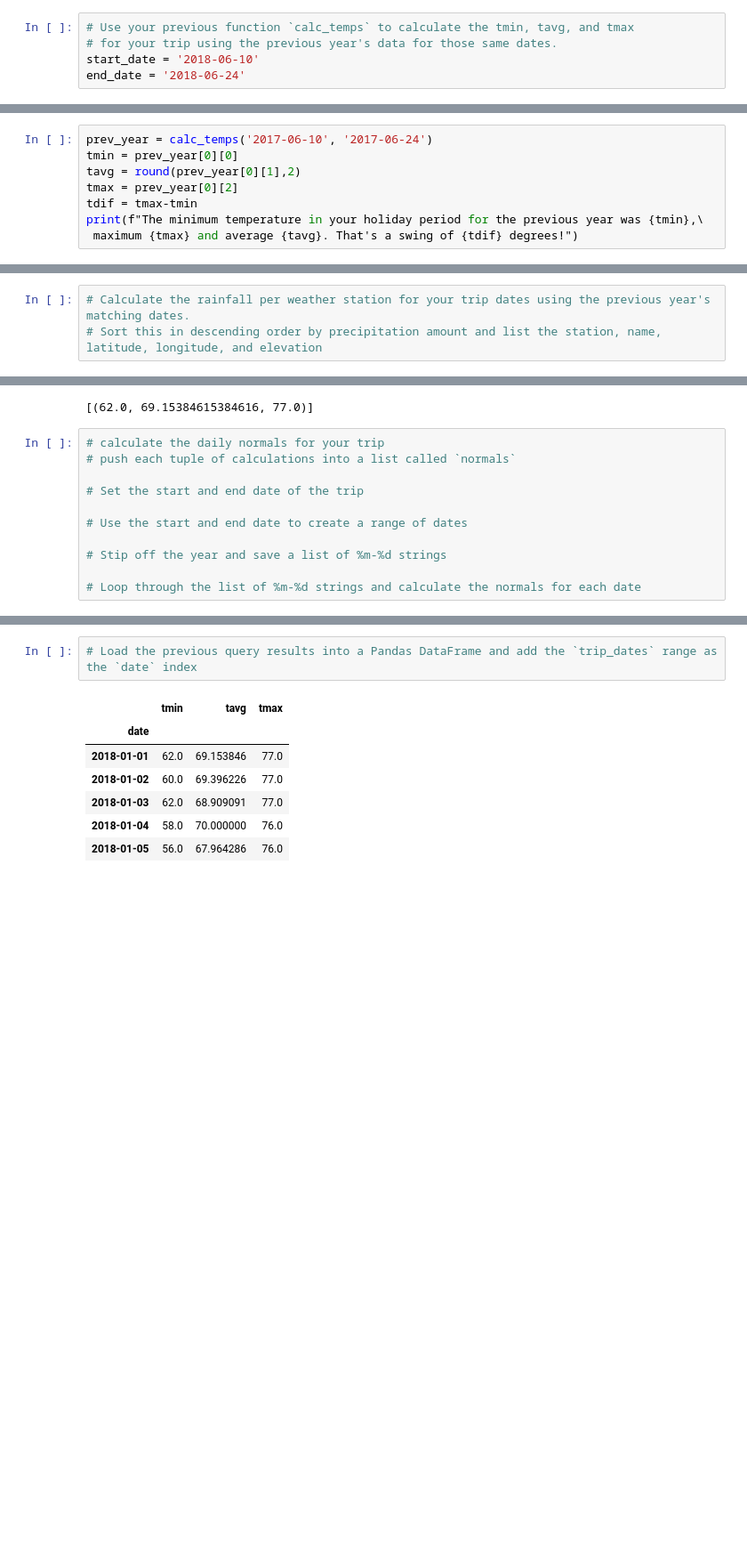
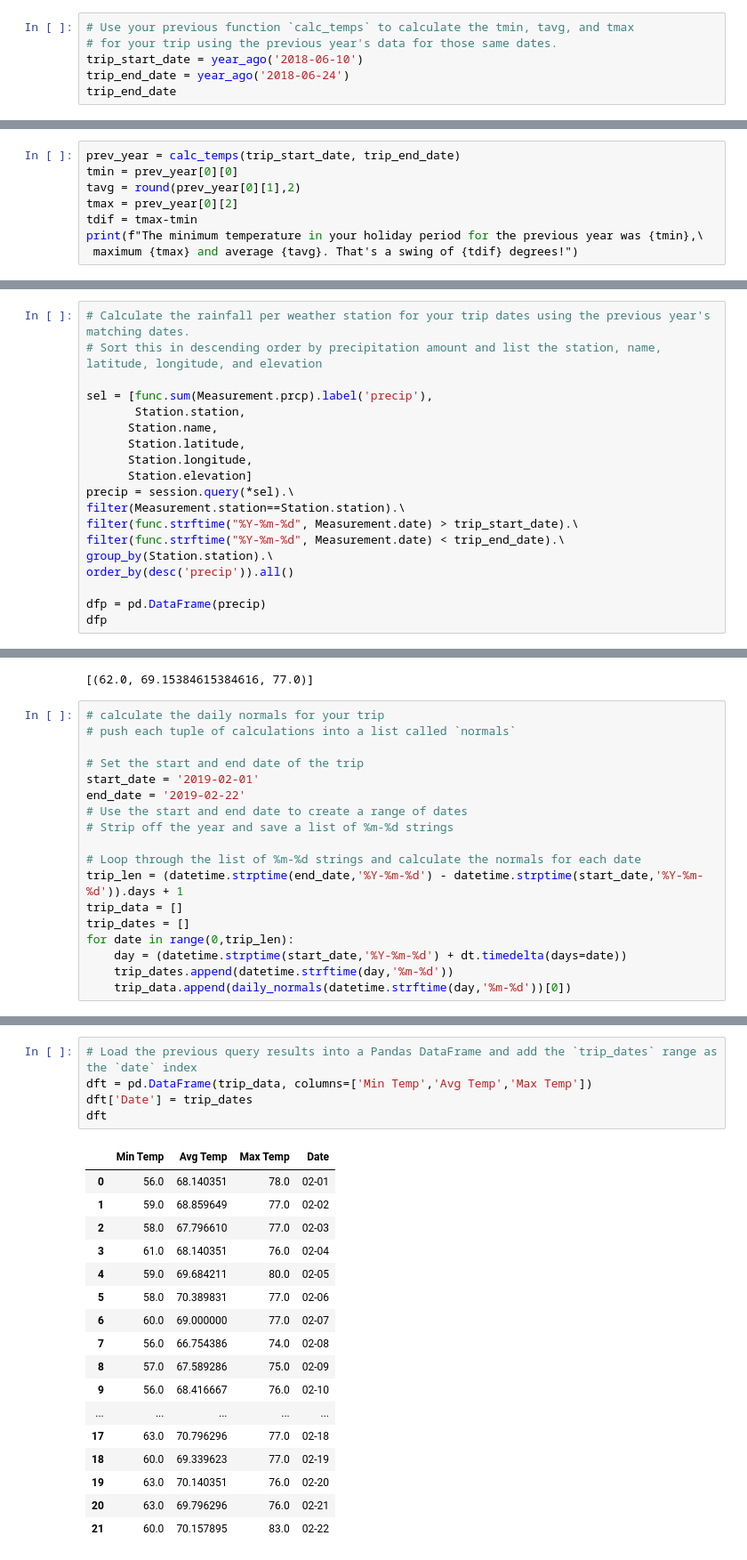
Before and after one commit to lweislo/SQLAlchemy, a Jupyter notebook: homework-10.ipynb, the cells around one changed output, grey strips where cells are left out. Shown at 89% size. Cells and saved outputs as stored; diff of their text form; blank space fills up the shorter version.

```diff
--- a/homework-10.ipynb
+++ b/homework-10.ipynb
@@ -227,5 +239,6 @@ print(calc_temps('2012-02-28', '2012-03-05'))
 # %%
 # Use your previous function `calc_temps` to calculate the tmin, tavg, and tmax
 # for your trip using the previous year's data for those same dates.
-start_date = '2018-06-10'
-end_date = '2018-06-24'
+trip_start_date = year_ago('2018-06-10')
+trip_end_date = year_ago('2018-06-24')
+trip_end_date
@@ -238,5 +251,5 @@ year_ago
 # %%
-prev_year = calc_temps('2017-06-10', '2017-06-24')
+prev_year = calc_temps(trip_start_date, trip_end_date)
 tmin = prev_year[0][0]
 tavg = round(prev_year[0][1],2)
 tmax = prev_year[0][2]
@@ -260,4 +274,20 @@ plt.show()
 # %%
 # Calculate the rainfall per weather station for your trip dates using the previous year's matching dates.
 # Sort this in descending order by precipitation amount and list the station, name, latitude, longitude, and elevation
+
+sel = [func.sum(Measurement.prcp).label('precip'),
+       Station.station,
+      Station.name,
+      Station.latitude,
+      Station.longitude,
+      Station.elevation]
+precip = session.query(*sel).\
+filter(Measurement.station==Station.station).\
+filter(func.strftime("%Y-%m-%d", Measurement.date) > trip_start_date).\
+filter(func.strftime("%Y-%m-%d", Measurement.date) < trip_end_date).\
+group_by(Station.station).\
+order_by(desc('precip')).all()
+
+dfp = pd.DataFrame(precip)
+dfp
 # %% [output]
@@ -290,9 +327,16 @@ daily_normals("01-01")
 # push each tuple of calculations into a list called `normals`
 
 # Set the start and end date of the trip
-
+start_date = '2019-02-01'
+end_date = '2019-02-22'
 # Use the start and end date to create a range of dates
-
-# Stip off the year and save a list of %m-%d strings
+# Strip off the year and save a list of %m-%d strings
 
 # Loop through the list of %m-%d strings and calculate the normals for each date
+trip_len = (datetime.strptime(end_date,'%Y-%m-%d') - datetime.strptime(start_date,'%Y-%m-%d')).days + 1
+trip_data = []
+trip_dates = []
+for date in range(0,trip_len):
+    day = (datetime.strptime(start_date,'%Y-%m-%d') + dt.timedelta(days=date))
+    trip_dates.append(datetime.strftime(day,'%m-%d'))
+    trip_data.append(daily_normals(datetime.strftime(day,'%m-%d'))[0])
@@ -307,10 +343,23 @@ daily_normals("01-01")
 # %%
 # Load the previous query results into a Pandas DataFrame and add the `trip_dates` range as the `date` index
+dft = pd.DataFrame(trip_data, columns=['Min Temp','Avg Temp','Max Temp'])
+dft['Date'] = trip_dates
+dft
 # %% [output]
-|  | tmin | tavg | tmax |
-| date |  |  |  |
-| 2018-01-01 | 62.0 | 69.153846 | 77.0 |
-| 2018-01-02 | 60.0 | 69.396226 | 77.0 |
-| 2018-01-03 | 62.0 | 68.909091 | 77.0 |
-| 2018-01-04 | 58.0 | 70.000000 | 76.0 |
-| 2018-01-05 | 56.0 | 67.964286 | 76.0 |
+|  | Min Temp | Avg Temp | Max Temp | Date |
+| 0 | 56.0 | 68.140351 | 78.0 | 02-01 |
+| 1 | 59.0 | 68.859649 | 77.0 | 02-02 |
+| 2 | 58.0 | 67.796610 | 77.0 | 02-03 |
+| 3 | 61.0 | 68.140351 | 76.0 | 02-04 |
+| 4 | 59.0 | 69.684211 | 80.0 | 02-05 |
+| 5 | 58.0 | 70.389831 | 77.0 | 02-06 |
+| 6 | 60.0 | 69.000000 | 77.0 | 02-07 |
+| 7 | 56.0 | 66.754386 | 74.0 | 02-08 |
+| 8 | 57.0 | 67.589286 | 75.0 | 02-09 |
+| 9 | 56.0 | 68.416667 | 76.0 | 02-10 |
+| ... | ... | ... | ... | ... |
+| 17 | 63.0 | 70.796296 | 77.0 | 02-18 |
+| 18 | 60.0 | 69.339623 | 77.0 | 02-19 |
+| 19 | 63.0 | 70.140351 | 76.0 | 02-20 |
+| 20 | 63.0 | 69.796296 | 76.0 | 02-21 |
+| 21 | 60.0 | 70.157895 | 83.0 | 02-22 |
```
Also changed, not shown: parts of 27 cells of this notebook, 9 other files.
